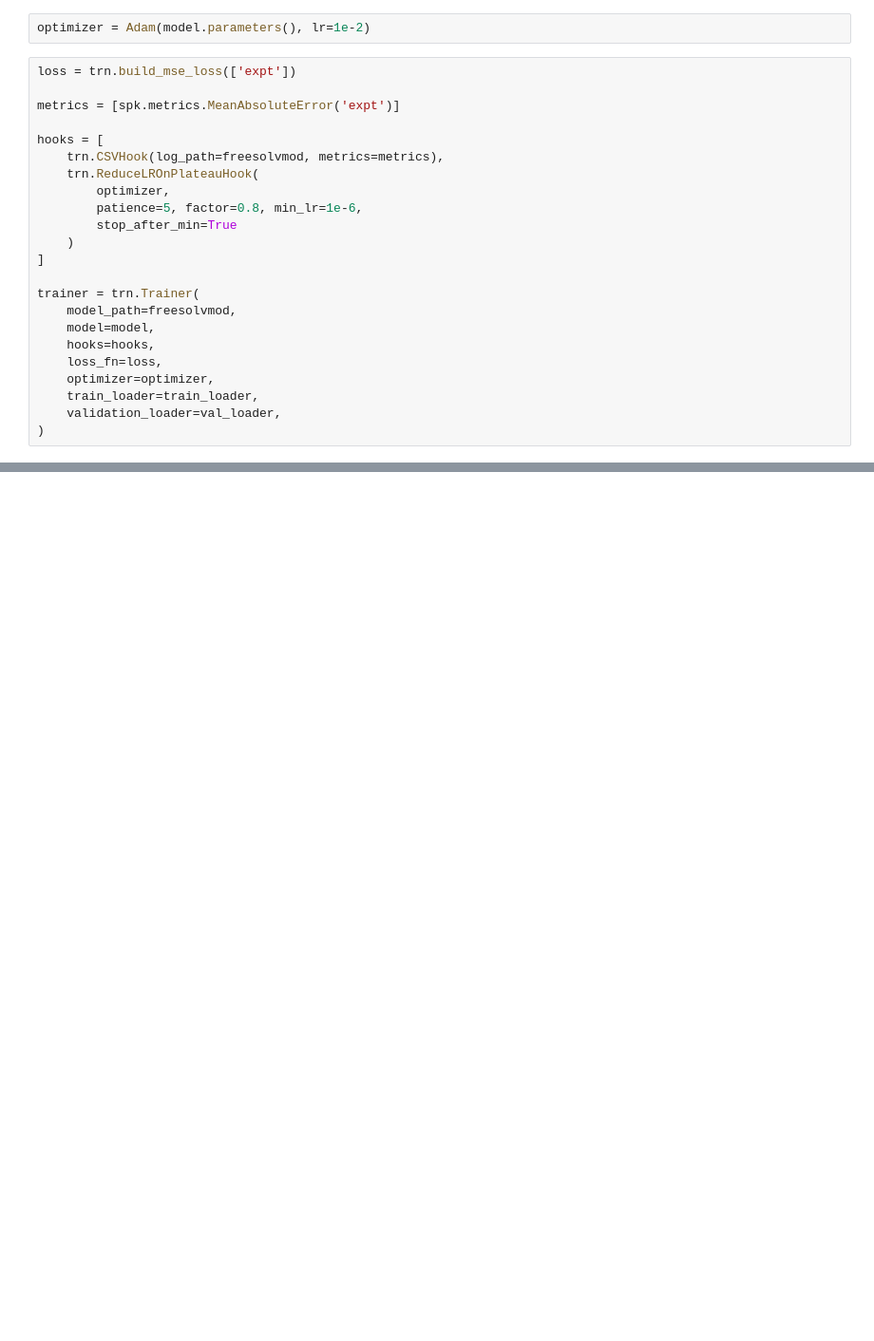
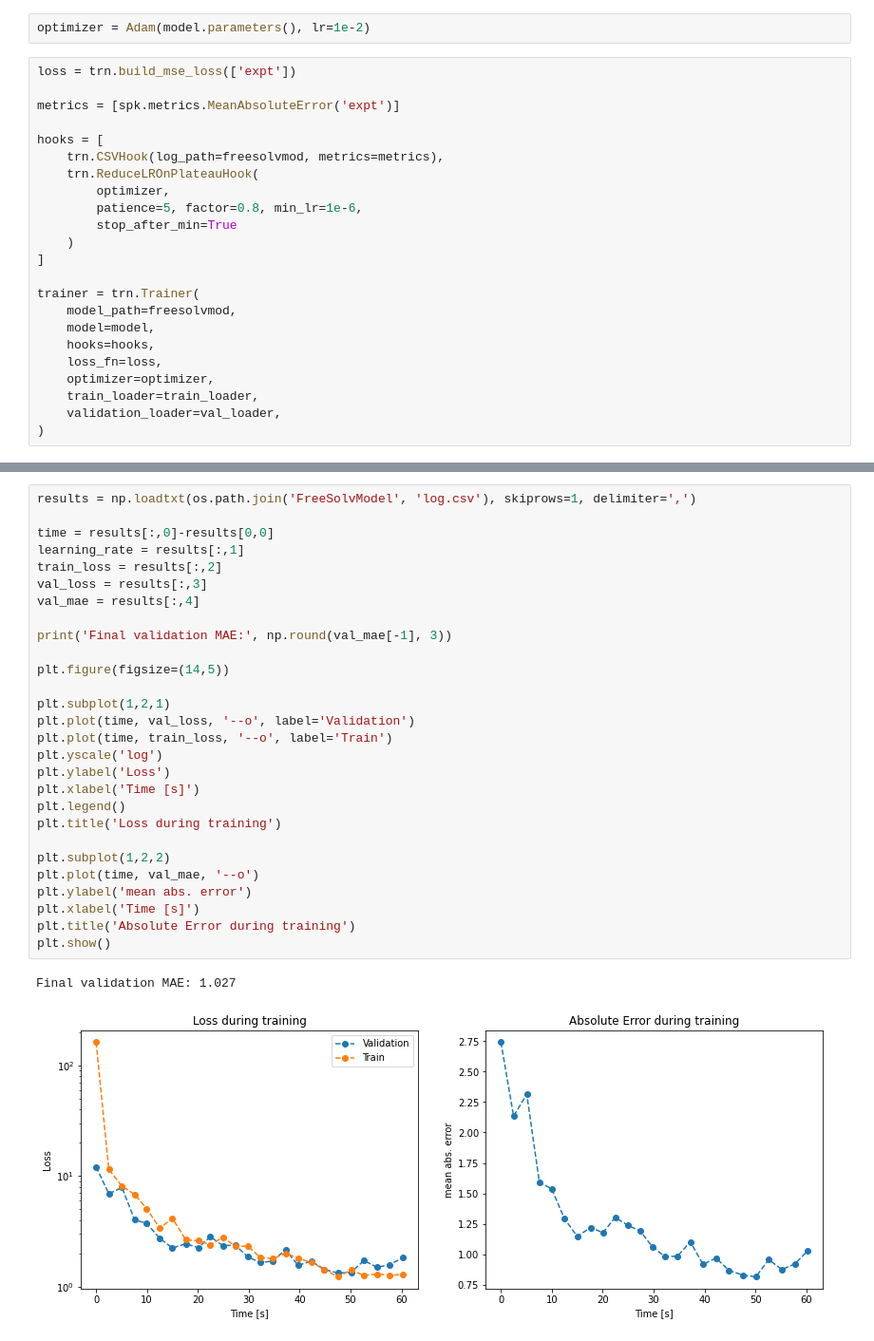
Before and after one commit to diogoviveiros/ai-group-4d-or-2d, a Jupyter notebook: freesolv_notebook.ipynb, the cells around one changed output, grey strips where cells are left out. Shown at 95% size. Drawn from its saved outputs; the diff is of its cells as text; blank space fills up the shorter version.

Commit message:
Results from second FreeSolve model training.

```diff
--- a/freesolv_notebook.ipynb
+++ b/freesolv_notebook.ipynb
@@ -119,0 +122,31 @@ AttributeError: 'float' object has no attribute 'copy'
+# %%
+results = np.loadtxt(os.path.join('FreeSolvModel', 'log.csv'), skiprows=1, delimiter=',')
+
+time = results[:,0]-results[0,0]
+learning_rate = results[:,1]
+train_loss = results[:,2]
+val_loss = results[:,3]
+val_mae = results[:,4]
+
+print('Final validation MAE:', np.round(val_mae[-1], 3))
+
+plt.figure(figsize=(14,5))
+
+plt.subplot(1,2,1)
+plt.plot(time, val_loss, '--o', label='Validation')
+plt.plot(time, train_loss, '--o', label='Train')
+plt.yscale('log')
+plt.ylabel('Loss')
+plt.xlabel('Time [s]')
+plt.legend()
+plt.title('Loss during training')
+
+plt.subplot(1,2,2)
+plt.plot(time, val_mae, '--o')
+plt.ylabel('mean abs. error')
+plt.xlabel('Time [s]')
+plt.title('Absolute Error during training')
+plt.show()
+# %% [output]
+Final validation MAE: 1.027
+[figure, added]
```
Also changed, not shown: parts of 9 cells of this notebook, 15 other files.
